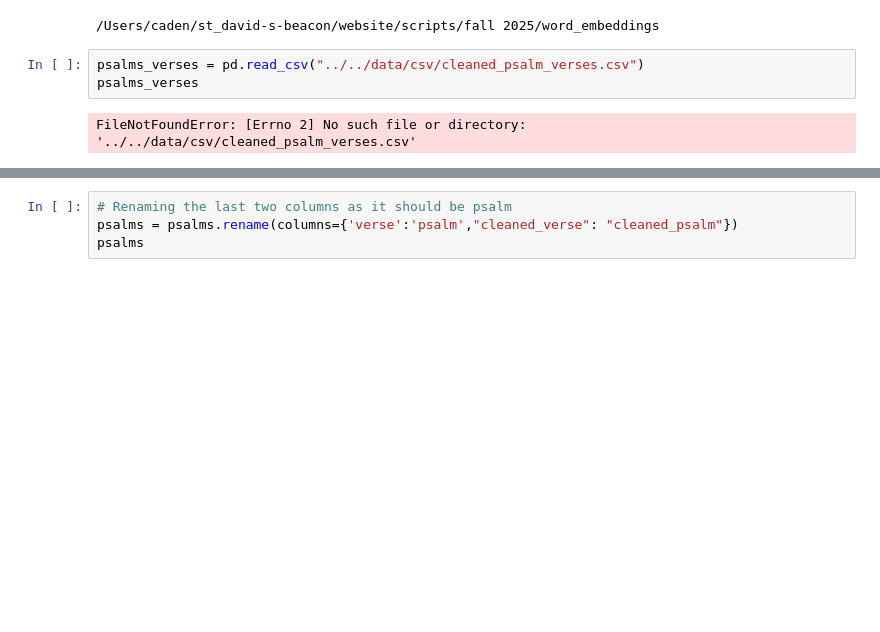
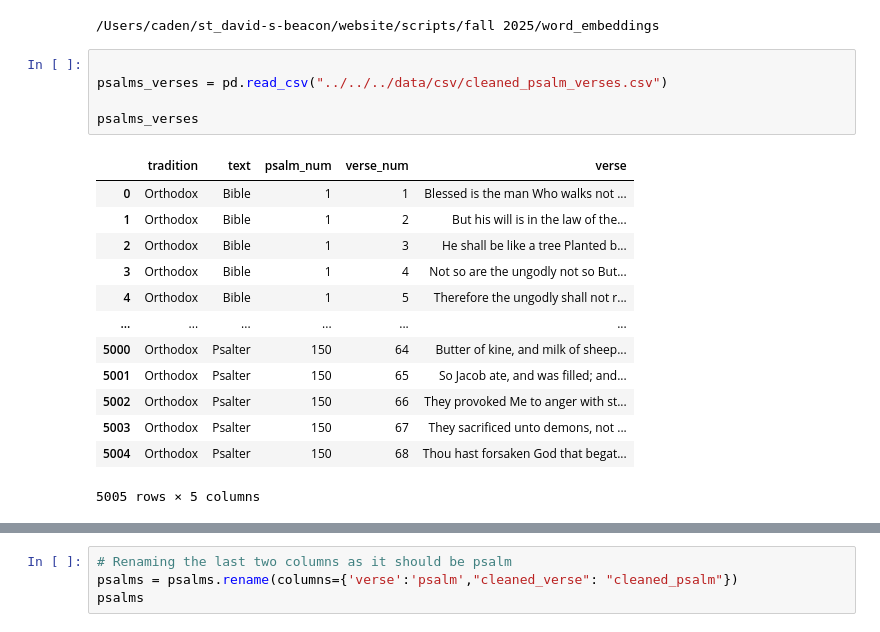
Before and after one commit to cwc09262/psalms-nlp-research, a Jupyter notebook: word_embeddings/word_embeddings.ipynb, the cells around one changed output, grey strips where cells are left out. Saved outputs shown, nothing was run; the diff lists cells and outputs as text; blank space fills up the shorter version.

Commit message:
updating errors within previous work.

```diff
--- a/word_embeddings/word_embeddings.ipynb
+++ b/word_embeddings/word_embeddings.ipynb
@@ -13,9 +13,23 @@ print(os.getcwd())
 # %% [output]
 /Users/caden/st_david-s-beacon/website/scripts/fall 2025/word_embeddings
 # %%
-psalms_verses = pd.read_csv("../../data/csv/cleaned_psalm_verses.csv")
+
+psalms_verses = pd.read_csv("../../../data/csv/cleaned_psalm_verses.csv")
+
 psalms_verses
 # %% [output]
+|  | tradition | text | psalm_num | verse_num | verse |
+| 0 | Orthodox | Bible | 1 | 1 | Blessed is the man Who walks not ... |
+| 1 | Orthodox | Bible | 1 | 2 | But his will is in the law of the... |
+| 2 | Orthodox | Bible | 1 | 3 | He shall be like a tree Planted b... |
+| 3 | Orthodox | Bible | 1 | 4 | Not so are the ungodly not so But... |
+| 4 | Orthodox | Bible | 1 | 5 | Therefore the ungodly shall not r... |
+| ... | ... | ... | ... | ... | ... |
+| 5000 | Orthodox | Psalter | 150 | 64 | Butter of kine, and milk of sheep... |
+| 5001 | Orthodox | Psalter | 150 | 65 | So Jacob ate, and was filled; and... |
+| 5002 | Orthodox | Psalter | 150 | 66 | They provoked Me to anger with st... |
+| 5003 | Orthodox | Psalter | 150 | 67 | They sacrificed unto demons, not ... |
+| 5004 | Orthodox | Psalter | 150 | 68 | Thou hast forsaken God that begat... |
-FileNotFoundError: [Errno 2] No such file or directory: '../../data/csv/cleaned_psalm_verses.csv'
+5005 rows × 5 columns
 # %%
 # Grouped Psalms (Bible & Psalter)
```
Also changed, not shown: parts of 3 cells of this notebook, 9 other files.
